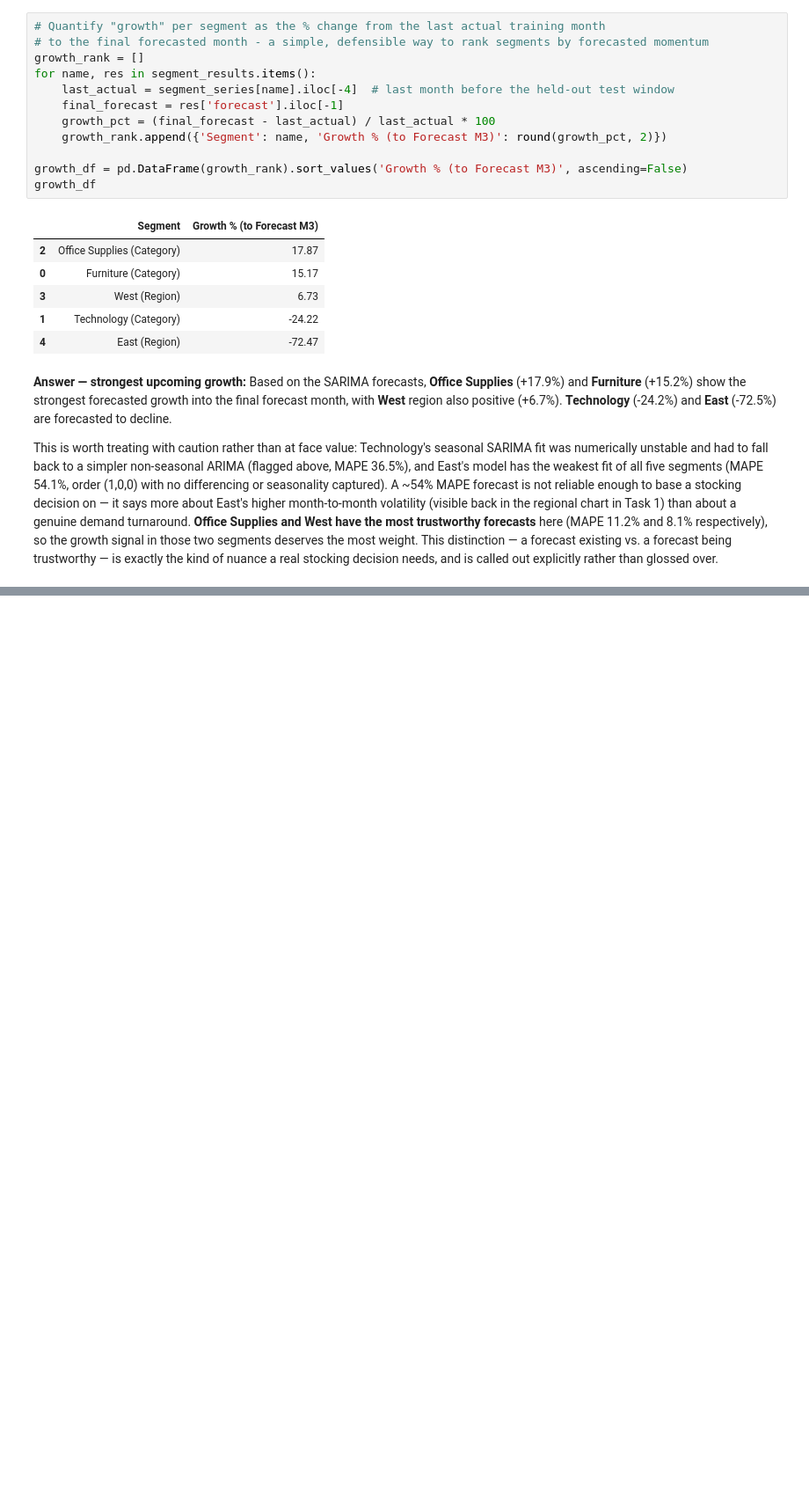
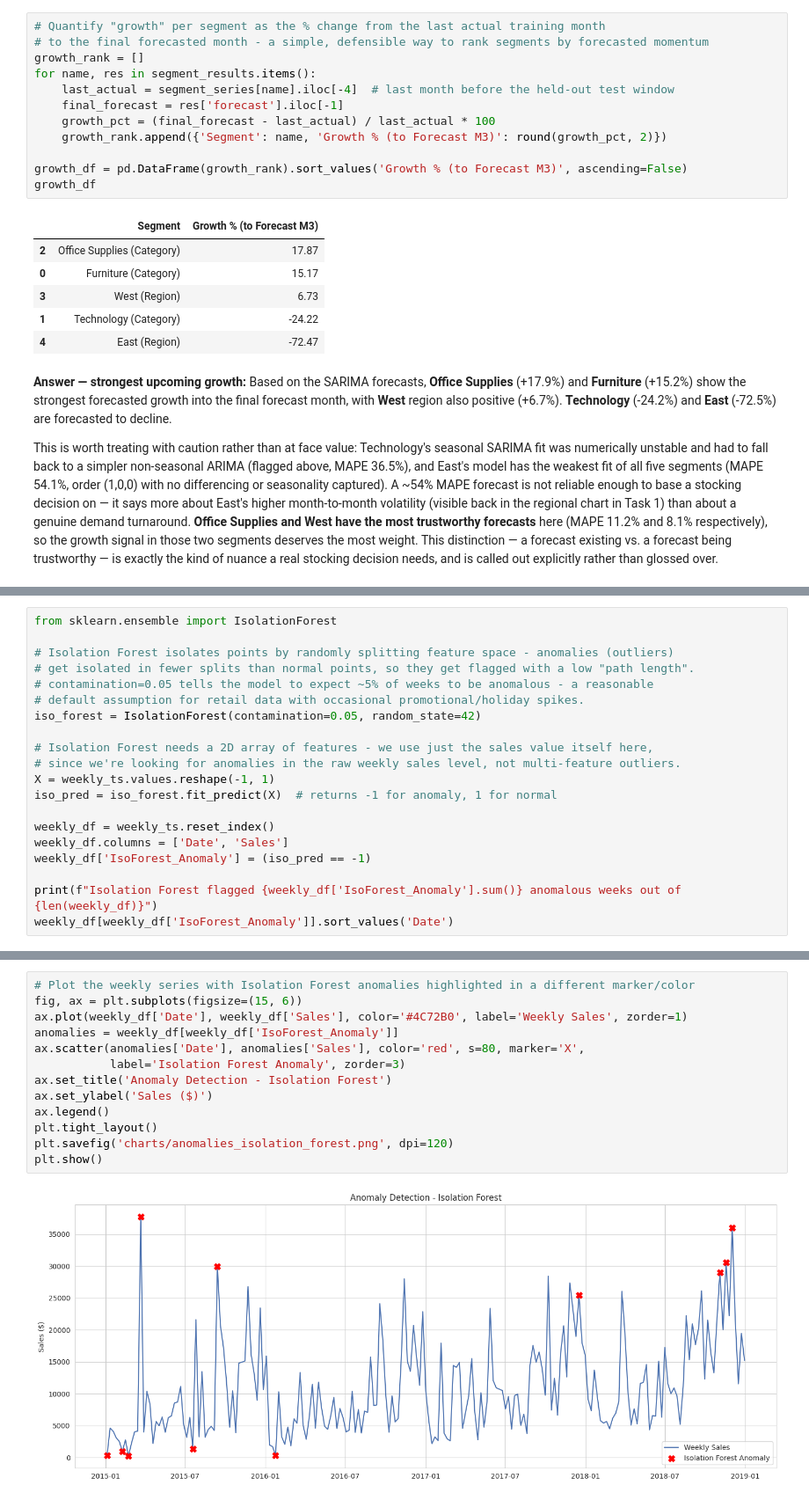
Before and after one commit to krtechie/sales-forecasting, a Jupyter notebook: analysis.ipynb, the cells around one changed output, grey strips where cells are left out. Shown at 88% size. Saved outputs shown, nothing was run; the diff lists cells and outputs as text; blank space fills up the shorter version.

```diff
--- a/analysis.ipynb
+++ b/analysis.ipynb
@@ -1001,0 +1033,20 @@ over.
+# %%
+from sklearn.ensemble import IsolationForest
+
+# Isolation Forest isolates points by randomly splitting feature space - anomalies (outliers)
+# get isolated in fewer splits than normal points, so they get flagged with a low "path length".
+# contamination=0.05 tells the model to expect ~5% of weeks to be anomalous - a reasonable
+# default assumption for retail data with occasional promotional/holiday spikes.
+iso_forest = IsolationForest(contamination=0.05, random_state=42)
+
+# Isolation Forest needs a 2D array of features - we use just the sales value itself here,
+# since we're looking for anomalies in the raw weekly sales level, not multi-feature outliers.
+X = weekly_ts.values.reshape(-1, 1)
+iso_pred = iso_forest.fit_predict(X)  # returns -1 for anomaly, 1 for normal
+
+weekly_df = weekly_ts.reset_index()
+weekly_df.columns = ['Date', 'Sales']
+weekly_df['IsoForest_Anomaly'] = (iso_pred == -1)
+
+print(f"Isolation Forest flagged {weekly_df['IsoForest_Anomaly'].sum()} anomalous weeks out of {len(weekly_df)}")
+weekly_df[weekly_df['IsoForest_Anomaly']].sort_values('Date')
@@ -1001,0 +1067,15 @@ over.
+# %%
+# Plot the weekly series with Isolation Forest anomalies highlighted in a different marker/color
+fig, ax = plt.subplots(figsize=(15, 6))
+ax.plot(weekly_df['Date'], weekly_df['Sales'], color='#4C72B0', label='Weekly Sales', zorder=1)
+anomalies = weekly_df[weekly_df['IsoForest_Anomaly']]
+ax.scatter(anomalies['Date'], anomalies['Sales'], color='red', s=80, marker='X',
+           label='Isolation Forest Anomaly', zorder=3)
+ax.set_title('Anomaly Detection - Isolation Forest')
+ax.set_ylabel('Sales ($)')
+ax.legend()
+plt.tight_layout()
+plt.savefig('charts/anomalies_isolation_forest.png', dpi=120)
+plt.show()
+# %% [output]
+[figure, added]
```
Also changed, not shown: parts of 15 cells of this notebook, 4 other files.
